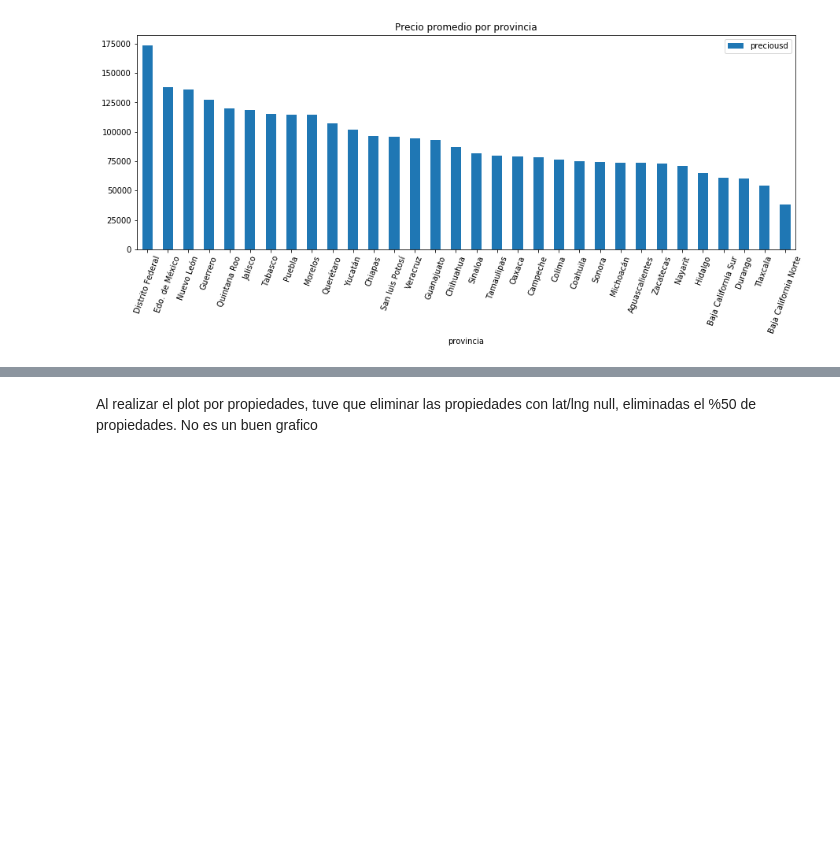
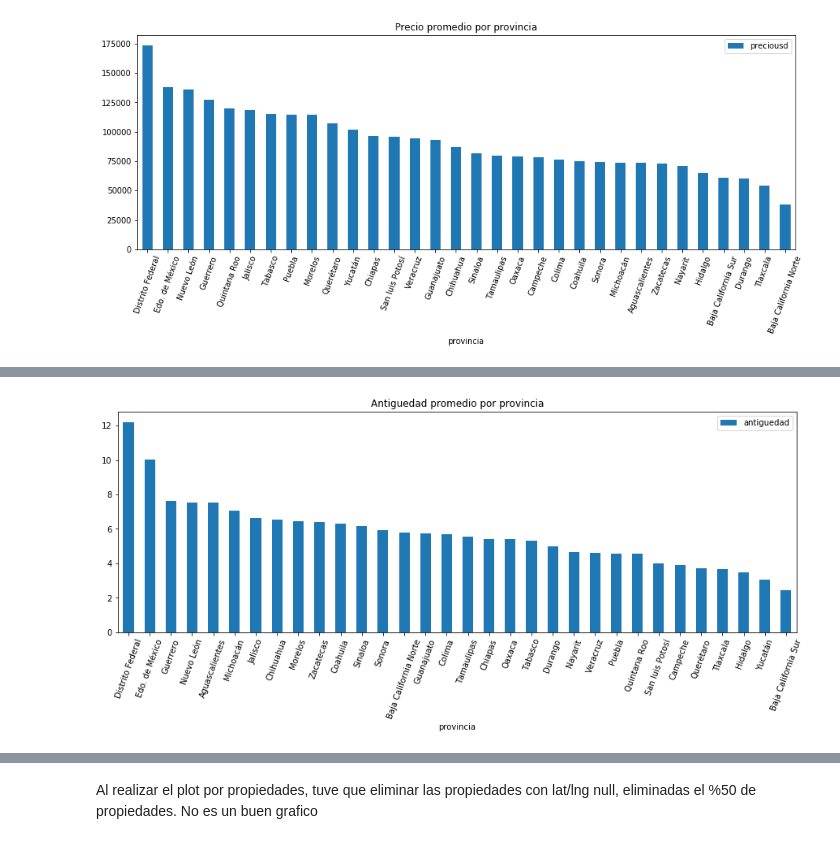
Before and after one commit to petermacgaul/orgaDatos-1, a Jupyter notebook: TP1/TP1.ipynb, the cells around one changed output, grey strips where cells are left out. Drawn from its saved outputs; the diff is of its cells as text; code cells hidden in the pictures; blank space fills up the shorter version.

Commit message:
Added plots de distrito federal
Falta plot de correlaciones

```diff
--- a/TP1/TP1.ipynb
+++ b/TP1/TP1.ipynb
@@ -126,0 +115,6 @@ df.describe()
+# %%
+df.groupby('provincia').agg({'antiguedad': 'mean'})\
+    .sort_values('antiguedad', ascending=False)\
+    .plot(kind='bar', figsize=(15, 5), rot=70, title="Antiguedad promedio por provincia");
+# %% [output]
+[figure, added]
```
Also changed, not shown: parts of 10 cells of this notebook.
